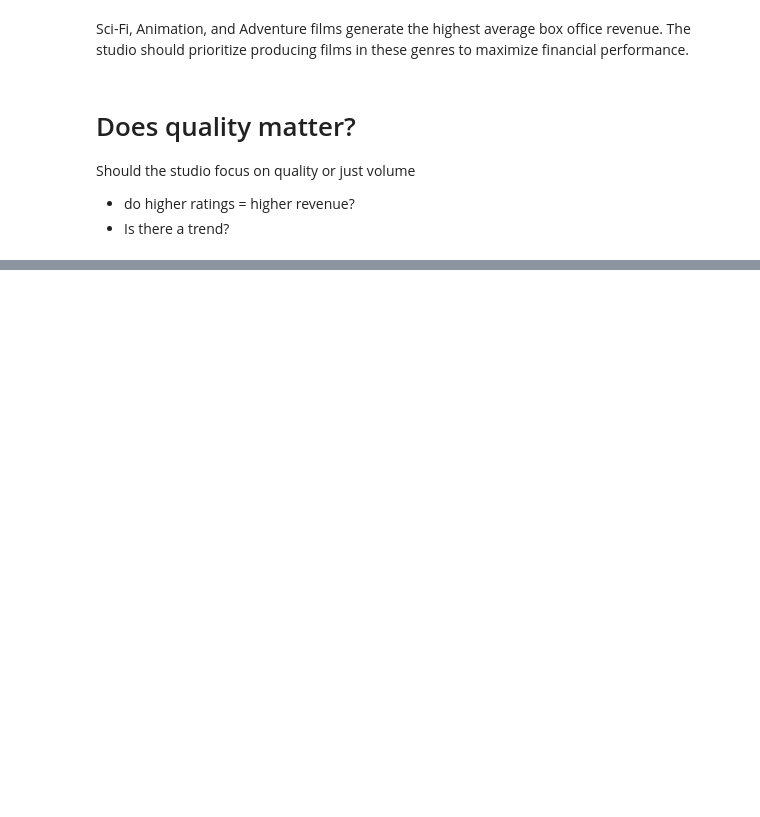
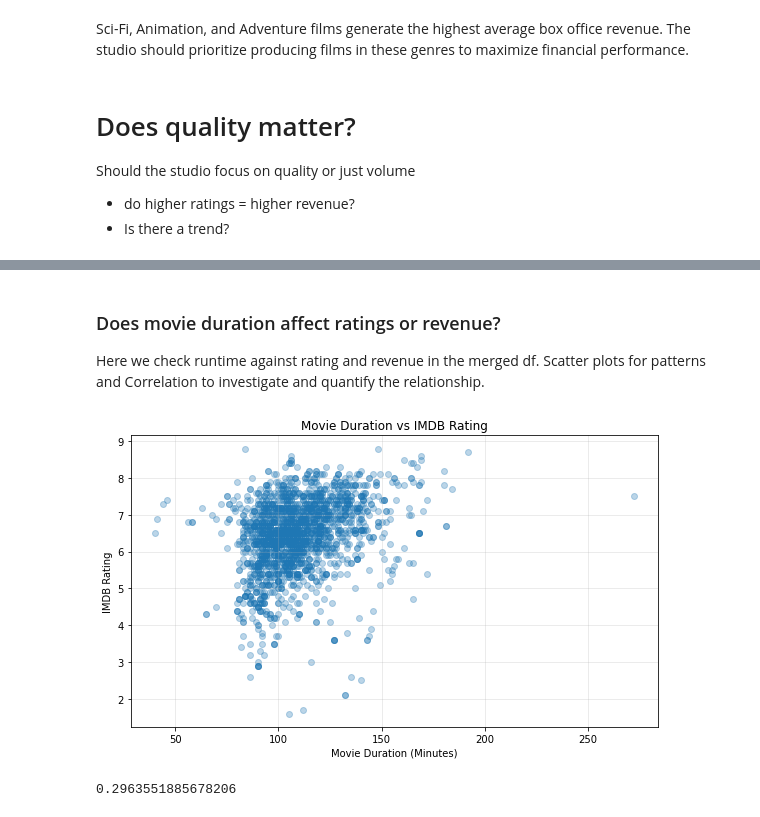
Before and after one commit to ChairoSolutions/Movie-Studio-EDA-Project, a Jupyter notebook: student.ipynb, the cells around one changed output, grey strips where cells are left out. Cells and saved outputs as stored; diff of their text form; code cells hidden in the pictures; blank space fills up the shorter version.

```diff
--- a/student.ipynb
+++ b/student.ipynb
@@ -379,0 +480,35 @@ plt.show()
+# %% [markdown]
+### Does movie duration affect ratings or revenue?
+Here we check runtime against rating and revenue in the merged df. Scatter plots for patterns and Correlation to investigate and quantify the relationship.
+# %%
+# Keep only relevant columns and valid values
+df_runtime = df.dropna(subset=["runtime", "rating", "gross"]).copy()
+
+# Convert revenue to millions for readability
+df_runtime["gross"] = df_runtime["gross"] / 1_000_000
+
+# Does runtime affect rating?
+plt.figure(figsize=(8,5))
+
+plt.scatter(
+    df_runtime["runtime"],
+    df_runtime["rating"],
+    alpha=0.3
+)
+
+plt.xlabel("Movie Duration (Minutes)")
+plt.ylabel("IMDB Rating")
+plt.title("Movie Duration vs IMDB Rating")
+
+plt.grid(True, alpha=0.3)
+plt.tight_layout()
+plt.savefig('data/images/Movie Duration vs IMDB Rating', dpi=300, bbox_inches='tight')
+plt.show()
+# %% [output]
+[figure, added]
+# %%
+# Coorreltion between IMDB rating & Movie Duration
+rating_corr = df_runtime["runtime"].corr(df_runtime["rating"])
+rating_corr
+# %% [output]
+0.2963551885678206
```
Also changed, not shown: parts of 35 cells of this notebook, 3 other files.
